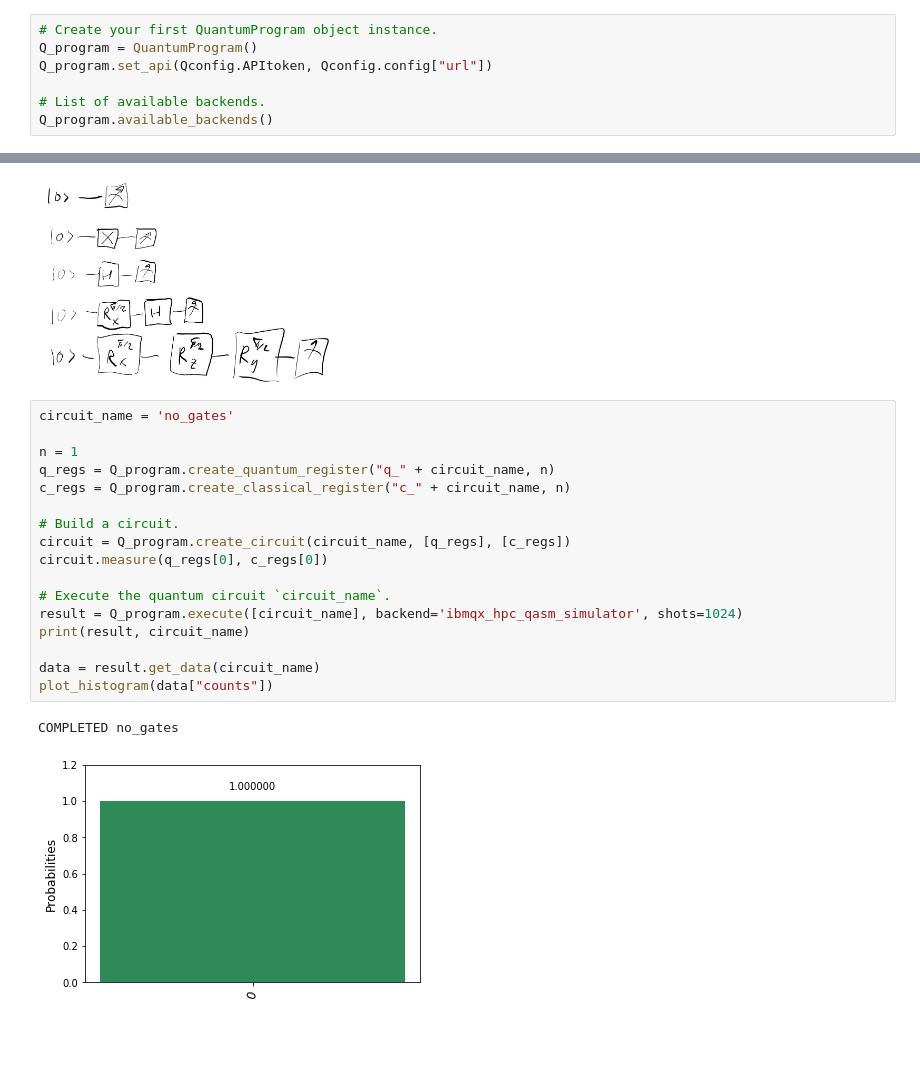
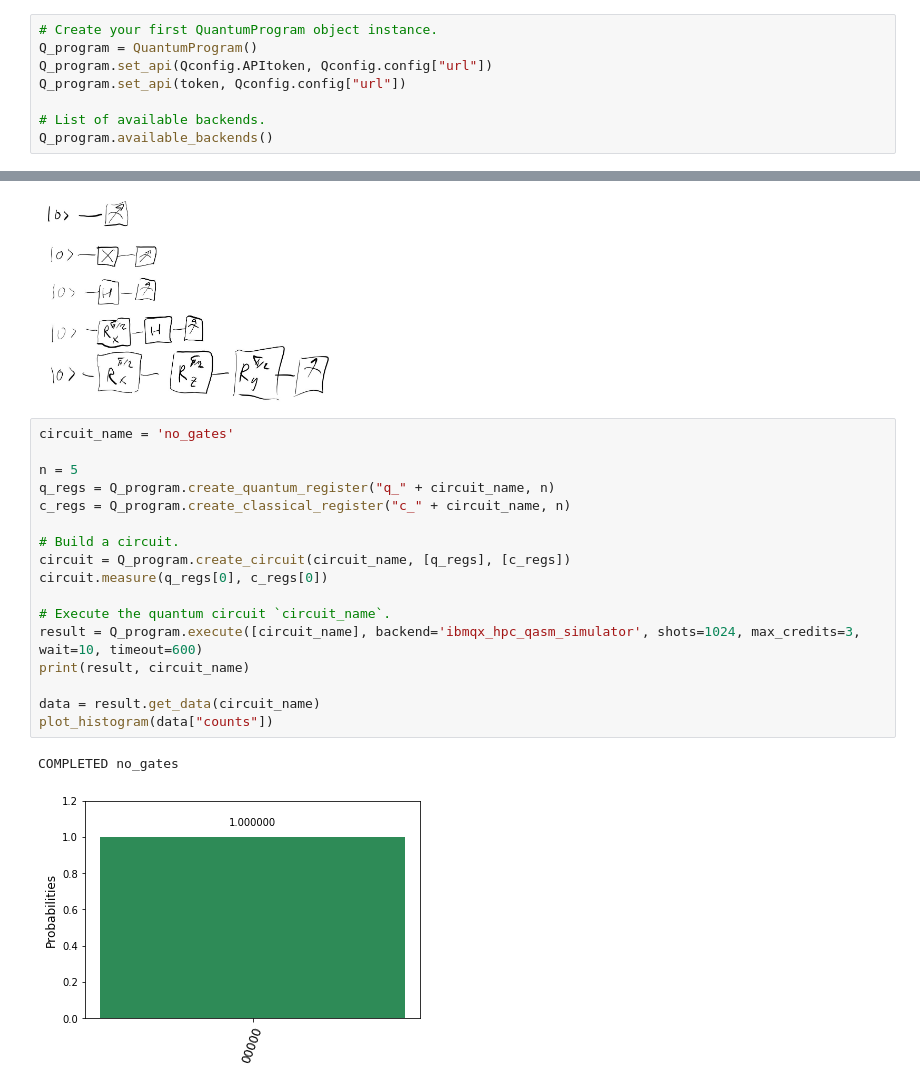
Before and after one commit to RQC-QApp/NNQST, a Jupyter notebook: ibmq/01_intro/main.ipynb, the cells around one changed output, grey strips where cells are left out. Drawn from its saved outputs; the diff is of its cells as text; blank space fills up the shorter version.

```diff
--- a/ibmq/01_intro/main.ipynb
+++ b/ibmq/01_intro/main.ipynb
@@ -19,6 +19,7 @@ assert sys.version_info >= (3,5), "Only Python 3.5 or greater supported."
 # Create your first QuantumProgram object instance.
 Q_program = QuantumProgram()
 Q_program.set_api(Qconfig.APItoken, Qconfig.config["url"])
+Q_program.set_api(token, Qconfig.config["url"])
 
 # List of available backends.
 Q_program.available_backends()
@@ -88,23 +102,23 @@ Image(filename="img/2018-02-28 21.57.31.jpg", width=300)
 # %%
 circuit_name = 'no_gates'
 
-n = 1
+n = 5
 q_regs = Q_program.create_quantum_register("q_" + circuit_name, n)
 c_regs = Q_program.create_classical_register("c_" + circuit_name, n)
 
 # Build a circuit.
 circuit = Q_program.create_circuit(circuit_name, [q_regs], [c_regs])
 circuit.measure(q_regs[0], c_regs[0])
 
 # Execute the quantum circuit `circuit_name`.
-result = Q_program.execute([circuit_name], backend='ibmqx_hpc_qasm_simulator', shots=1024)
+result = Q_program.execute([circuit_name], backend='ibmqx_hpc_qasm_simulator', shots=1024, max_credits=3, wait=10, timeout=600)
 print(result, circuit_name)
 
 data = result.get_data(circuit_name)
 plot_histogram(data["counts"])
 # %% [output]
 COMPLETED no_gates
-[figure, old version]
+[figure, new version]
 # %%
 circuit_name = 'x_gate'
 
```
Also changed, not shown: parts of 16 cells of this notebook.
